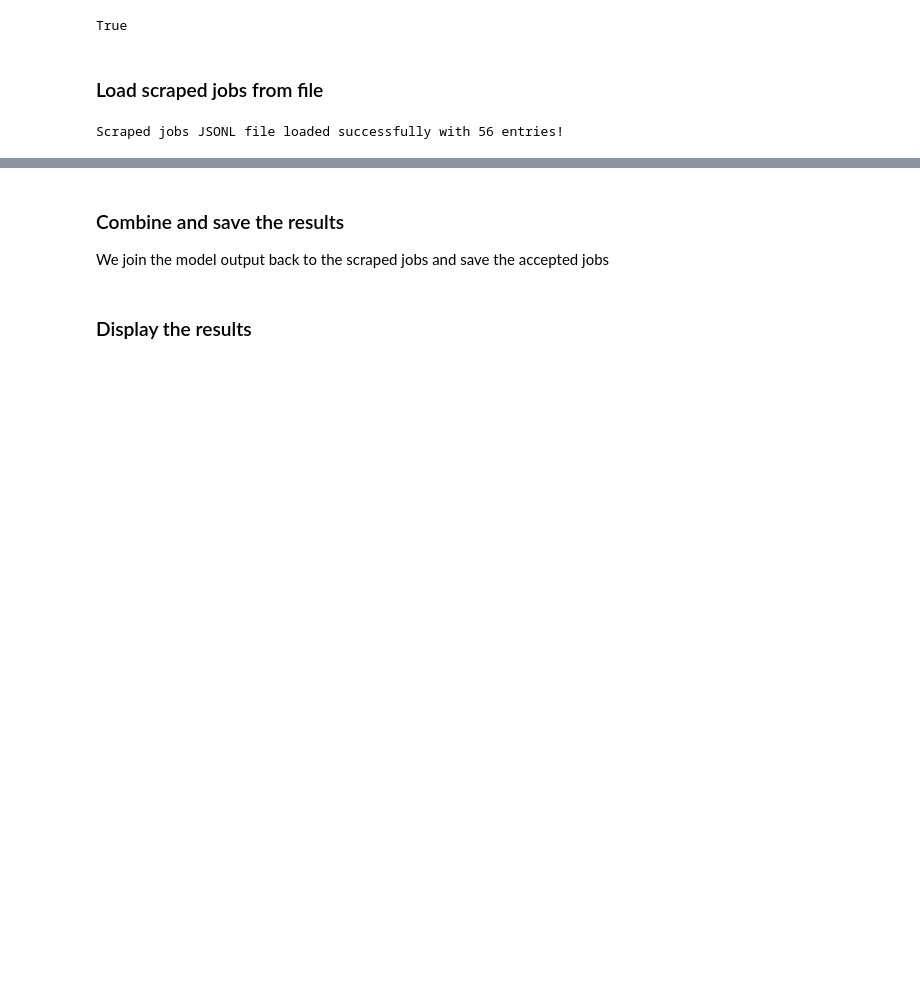
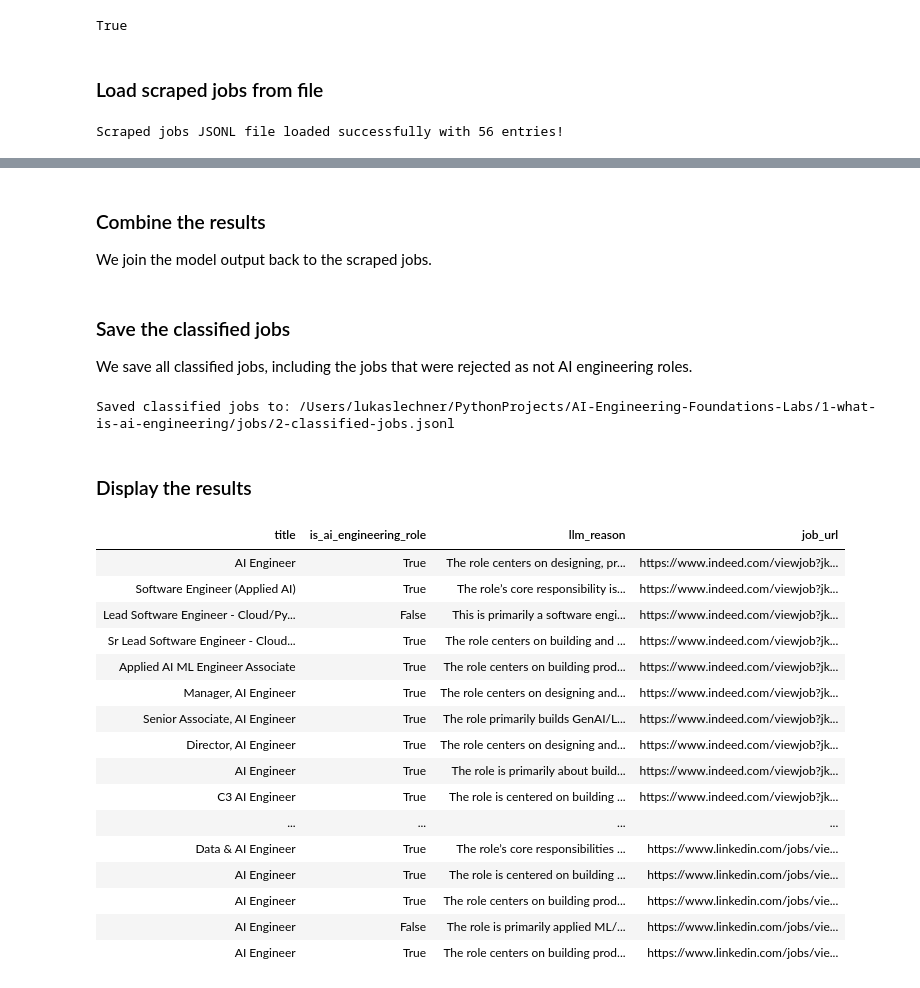
Before and after one commit to LukasLechnerDev/AI-Engineering-Foundations-Labs, a Jupyter notebook: 1-what-is-ai-engineering/4-classify-job-postings.ipynb, the cells around one changed output, grey strips where cells are left out. Saved outputs shown, nothing was run; the diff lists cells and outputs as text; code cells hidden in the pictures; blank space fills up the shorter version.

```diff
--- a/1-what-is-ai-engineering/4-classify-job-postings.ipynb
+++ b/1-what-is-ai-engineering/4-classify-job-postings.ipynb
@@ -85,7 +95,7 @@ for i, (_, job) in enumerate(jobs_df.iterrows(), start=1):
     print(f"Screening job {i}/{len(jobs_df)}: {title}")
 
     response = client.responses.create(
-        model="gpt-5.4-mini",
+        model="gpt-5.4-mini",  # or local model like "gemma4:e4b"
         instructions=instructions,
         input=f"""Classify this job posting.\n\nTitle: {title}\n\nDescription:\n{description}""",
         text={
@@ -99,13 +109,11 @@ for i, (_, job) in enumerate(jobs_df.iterrows(), start=1):
         },
     )
 
-    result = json.loads(response.output_text)
-    is_ai_engineering_role = result["is_ai_engineering_role"]
-    reason = result["reason"].strip()
+    classification = json.loads(response.output_text)
 
     results.append(
         {
-            "is_ai_engineering_role": is_ai_engineering_role,
-            "llm_reason": reason,
+            "is_ai_engineering_role": classification["is_ai_engineering_role"],
+            "llm_reason": classification["reason"],
         }
     )
@@ -112,5 +155,5 @@ for i, (_, job) in enumerate(jobs_df.iterrows(), start=1):
 # %% [markdown]
-### Combine and save the results
+### Combine the results
 
-We join the model output back to the scraped jobs and save the accepted jobs
+We join the model output back to the scraped jobs.
 # %%
@@ -126,18 +161,43 @@ screened_jobs.to_json(
+# %% [markdown]
+### Save the classified jobs
+
+We save all classified jobs, including the jobs that were rejected as not AI engineering roles.
+# %%
+classified_jobs_path = Path("jobs") / "2-classified-jobs.jsonl"
+
+screened_jobs.to_json(
+    classified_jobs_path, orient="records", lines=True, force_ascii=False
+)
+
+print(f"Saved classified jobs to: {classified_jobs_path.resolve()}")
+# %% [output]
+Saved classified jobs to: /Users/lukaslechner/PythonProjects/AI-Engineering-Foundations-Labs/1-what-is-ai-engineering/jobs/2-classified-jobs.jsonl
 # %% [markdown]
 ### Display the results
 # %%
-ai_engineer_count = int(screened_jobs["is_ai_engineering_role"].sum())
-
-print(f"Saved classified jobs to: {classified_jobs_path.resolve()}")
-print(f"Jobs screened by LLM: {len(screened_jobs)}")
-print(f"Jobs classified as AI engineering roles: {ai_engineer_count}")
-print(f"Jobs classified as not AI engineering or unclear: {non_ai_engineer_count}")
-
 results_to_show = screened_jobs[
     ["title", "is_ai_engineering_role", "llm_reason", "job_url"]
 ].copy()
 results_to_show["job_url"] = results_to_show["job_url"].apply(
     lambda url: f'<a href="{url}" target="_blank">{url}</a>' if pd.notna(url) else ""
 )
 
 display(HTML(results_to_show.to_html(escape=False, index=False)))
+# %% [output]
+| title | is_ai_engineering_role | llm_reason | job_url |
+| AI Engineer | True | The role centers on designing, pr... | https://www.indeed.com/viewjob?jk... |
+| Software Engineer (Applied AI) | True | The role’s core responsibility is... | https://www.indeed.com/viewjob?jk... |
+| Lead Software Engineer - Cloud/Py... | False | This is primarily a software engi... | https://www.indeed.com/viewjob?jk... |
+| Sr Lead Software Engineer - Cloud... | True | The role centers on building and ... | https://www.indeed.com/viewjob?jk... |
+| Applied AI ML Engineer Associate | True | The role centers on building prod... | https://www.indeed.com/viewjob?jk... |
+| Manager, AI Engineer | True | The role centers on designing and... | https://www.indeed.com/viewjob?jk... |
+| Senior Associate, AI Engineer | True | The role primarily builds GenAI/L... | https://www.indeed.com/viewjob?jk... |
+| Director, AI Engineer | True | The role centers on designing and... | https://www.indeed.com/viewjob?jk... |
+| AI Engineer | True | The role is primarily about build... | https://www.indeed.com/viewjob?jk... |
+| C3 AI Engineer | True | The role is centered on building ... | https://www.indeed.com/viewjob?jk... |
+| ... | ... | ... | ... |
+| Data & AI Engineer | True | The role’s core responsibilities ... | https://www.linkedin.com/jobs/vie... |
+| AI Engineer | True | The role is centered on building ... | https://www.linkedin.com/jobs/vie... |
+| AI Engineer | True | The role centers on building prod... | https://www.linkedin.com/jobs/vie... |
+| AI Engineer | False | The role is primarily applied ML/... | https://www.linkedin.com/jobs/vie... |
+| AI Engineer | True | The role centers on building prod... | https://www.linkedin.com/jobs/vie... |
```
Also changed, not shown: parts of 12 cells of this notebook, 1 other file.
